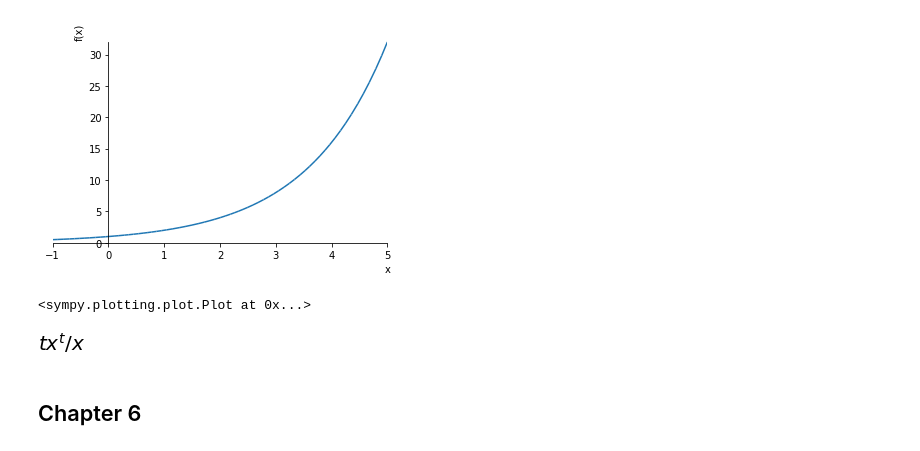
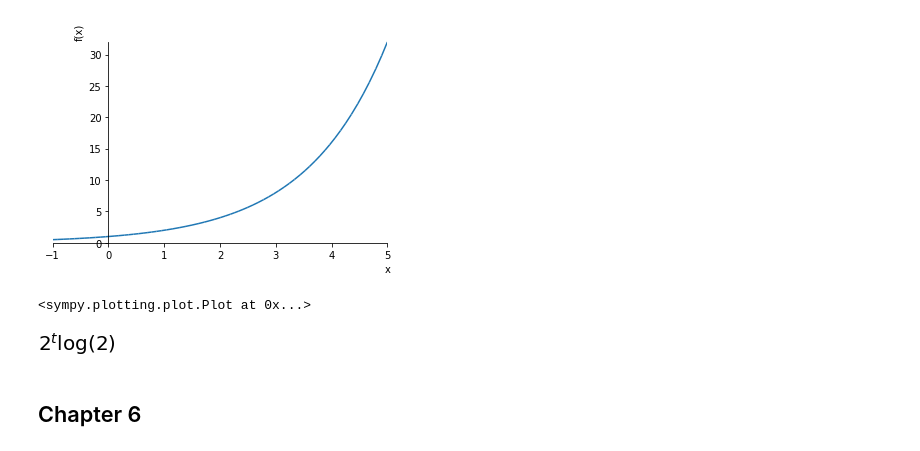
Before and after one commit to xdanger/notebooks, a Jupyter notebook: Mathematics/Essence of Caculus.ipynb, the cells around one changed output. Cells and saved outputs as stored; diff of their text form; code cells hidden in the pictures.

```diff
--- a/Mathematics/Essence of Caculus.ipynb
+++ b/Mathematics/Essence of Caculus.ipynb
@@ -233,6 +233,7 @@ plot(2**x, (x, -1, 5))
 [figure]
 <sympy.plotting.plot.Plot at 0x...>
 # %%
-factor(Derivative(a**t, x).doit())
+expr10 = Derivative(2**t, t).doit()
+expr10
 # %% [output]
-[figure, old version]
+[figure, new version]
```
Also changed, not shown: parts of 1 cell of this notebook.
